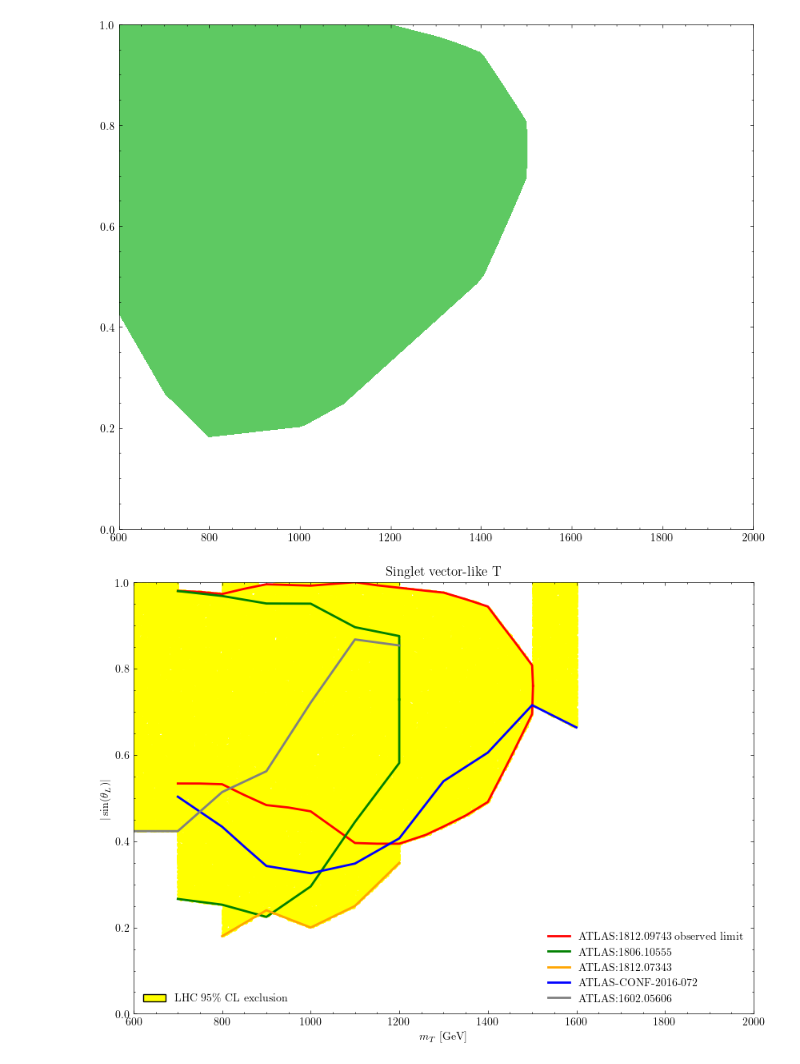
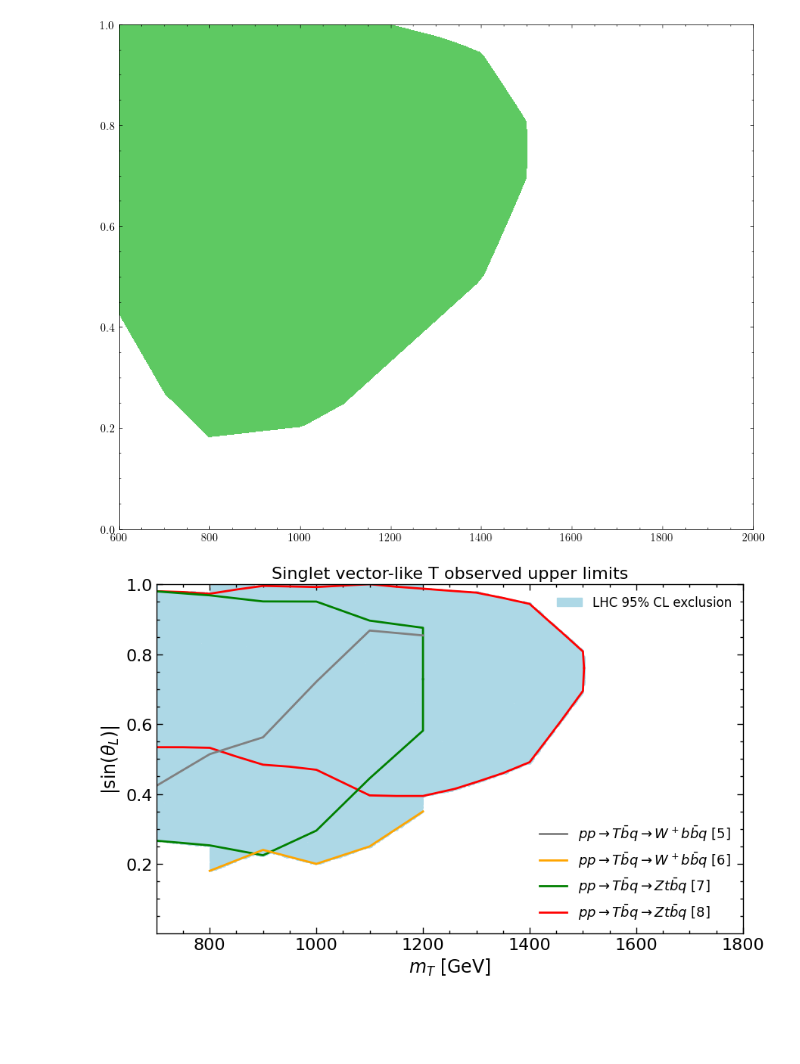
Before and after one commit to HEP-VLQ/VLQBounds, a Jupyter notebook: data/coupling_plot.ipynb, the cells around one changed output. Drawn from its saved outputs; the diff is of its cells as text; code cells hidden in the pictures; blank space fills up the shorter version.

```diff
--- a/data/coupling_plot.ipynb
+++ b/data/coupling_plot.ipynb
@@ -5,8 +5,9 @@ import numpy as np
 import pandas as pd
 import scienceplots
 import matplotlib.patches as mpatches
+import matplotlib.image as mpimg
 from scipy.interpolate import interp1d
-plt.style.use(['science'])
+plt.style.use(['science','notebook'])
 
 
 df = pd.read_table("coupling_results.txt",delimiter = ' ')
@@ -203,78 +204,85 @@ plt.ylim(0,1)
 # %%
 
 # Create a figure and axes
-fig, axes = plt.subplots(1, 1, figsize=(10, 7))
+fig, axes = plt.subplots(1, 1, figsize=(10, 6))
 #ax1 = axes[
 ax2 = axes
+
 
 # Read data from file
 df = pd.read_table("sin_l.dat", delimiter=' ')
 filter = df["res"] == 0
 
+path = '/home/mohamed/Desktop/fig_06b.pdf'
+
 # Plot KDE plot on ax1
 #sns.kdeplot(x=df.loc[filter, "mass"], y=df.loc[filter, "sin_left"], fill=False, levels=6000, bw_adjust=0.5, color='yellow', ax=ax1)
 #sns.kdeplot(x=df.loc[filter, "mass"], y=df.loc[filter, "sin_left"], fill=False, levels=2, bw_adjust=0.5, color='black', linewidths=0.5, ax=ax1)
-ax1.set_xlim(600, 1600)
-ax1.set_ylim(0, 1)
-ax1.set_xlabel(r'$m_T$ [GeV]')
-ax1.set_ylabel(r'$|\sin(\theta_L)|$')
+#ax1.set_xlim(600, 1600)
+#ax1.set_ylim(0, 1)
+#ax1.set_xlabel(r'$m_T$ [GeV]')
+#ax1.set_ylabel(r'$|\sin(\theta_L)|$')
 #excluded_patch = mpatches.Rectangle((0, 0), 1, 1, facecolor='yellow', edgecolor='black', label='LHC 95\% CL exclusion')
 #ax2.add_patch(excluded_patch)
 
 
 # Plot scatter plot on ax2
-ax2.scatter(df.loc[filter, "mass"], df.loc[filter, "sin_l"], color='yellow',s=5)
+ax2.scatter(df.loc[filter, "mass"], df.loc[filter, "sin_l"], color='lightblue',s=5)
+
 data2 = np.loadtxt("/home/mohamed/PycharmProjects/TOP/ATLAS_Tables/1812.09743_ATLAS_Fig6b_pp_Tbq_tZ.txt")
 m1 = data2[:,0]
 obs1 = data2[:,1]
 obs2 = data2[:,2]
-plt1, = ax2.plot(m1,obs1,color='red',lw=2,label = 'ATLAS:1812.09743 observed limit')
+plt1, = ax2.plot(m1,obs1,color='red',lw=2,label = r'$pp\rightarrow T\bar{b}q \rightarrow Zt\bar{b}q$ [8]')
 ax2.plot(m1,obs2,color='red',lw=2)
 
 data3 = np.loadtxt("/home/mohamed/PycharmProjects/TOP/ATLAS_Tables/1806.10555_ATLAS_Fig16-b_pp_Tbq_Zt_Singlet.txt")
 m1 = data3[:,0]
 obs1 = data3[:,1]
 obs2 = data3[:,2]
-plt2, = ax2.plot(m1,obs1,color='green',lw=2,label = 'ATLAS:1806.10555')
+plt2, = ax2.plot(m1,obs1,color='green',lw=2,label = r'$pp\rightarrow T\bar{b}q \rightarrow Zt\bar{b}q$ [7]')
 ax2.plot(m1,obs2,color='green',lw=2)
 
 data4 = np.loadtxt("/home/mohamed/PycharmProjects/TOP/ATLAS_Tables/1812.07343_ATLAS_fig8a_pp_Tbq_wb_Singlet_s_L.txt")
 m1 = data4[:,0]
 obs1 = data4[:,1]
-plt3, = ax2.plot(m1,obs1,color='orange',lw=2,label = 'ATLAS:1812.07343') # 13 TeV
+plt3, = ax2.plot(m1,obs1,color='orange',lw=2,label = r'$pp\rightarrow T\bar{b}q \rightarrow W^+b\bar{b}q$ [6]') # 13 TeV
 
+'''
 data5 = np.loadtxt("/home/mohamed/PycharmProjects/TOP/ATLAS_Tables/ATLAS-CONF-2016-072_ATLAS_Fig10a_pp_Tqb_Wb_singlet_sinL.txt")
 m1 = data5[:,0]
 obs1 = data5[:,1]
 plt4, = ax2.plot(m1,obs1,color='blue',lw=2,label = 'ATLAS-CONF-2016-072')
-
+'''
 
 data5 = np.loadtxt("/home/mohamed/PycharmProjects/TOP/ATLAS_Tables/1602.05606_ATLAS_Fig7-b_pp_Tbj_Wb_s_L.txt")
 m1 = data5[:,0]
 obs1 = data5[:,1]
-plt5, = ax2.plot(m1,obs1,color='gray',lw=2, label = 'ATLAS:1602.05606') # 8 TeV
-ax2.set_xlim(600, 2000)
+plt5, = ax2.plot(m1,obs1,color='gray',lw=2, label = r'$pp\rightarrow T\bar{b}q \rightarrow W^+b\bar{b}q$ [5]') # 8 TeV
+
+
+ax2.set_xlim(700, 1800)
 ax2.set_ylim(0, 1)
-ax2.set_xlabel(r'$m_T$ [GeV]')
-ax2.set_ylabel(r'$|\sin(\theta_L)|$')
+ax2.set_yticks([0.2,0.4,0.6,0.8,1])
+ax2.set_xlabel(r'$m_T$ [GeV]',fontsize = 17)
+ax2.set_ylabel(r'$|\sin(\theta_L)|$', fontsize = 17)
 
-excluded_patch1 = mpatches.Rectangle((0, 0), 1, 1, facecolor='yellow', edgecolor='black', label='LHC 95\% CL exclusion')
+excluded_patch1 = mpatches.Rectangle((0, 0), 1, 1, facecolor='lightblue', edgecolor='lightblue', label= 'LHC 95% CL exclusion')
 
 #excluded_patch2 = mpatches.Rectangle((0, 0), 1, 1, facecolor='lightgray', edgecolor='black', label=r'$\Gamma_T/m_T > 50\%$')
 
 
-
-first_legend = ax2.legend(handles=[plt1,plt2,plt3,plt4,plt5], loc='lower right')
+first_legend = ax2.legend(handles=[plt5,plt3,plt2,plt1], loc='lower right',fontsize = 13)
 
 ax3 = plt.gca().add_artist(first_legend)
 
 exclu = [excluded_patch1]
 
-ax2.legend(handles = exclu, loc='lower left')#, bbox_to_anchor=(1, 1.02))
+ax2.legend(handles = exclu, loc='upper right',fontsize = 12)#, bbox_to_anchor=(1, 1.02))
 
 
-ax2.set_title("Singlet vector-like T")#fig.suptitle("Singlet vector-like T", fontsize=20, fontweight='bold')
+ax2.set_title("Singlet vector-like T observed upper limits")#fig.suptitle("Singlet vector-like T", fontsize=20, fontweight='bold')
 plt.savefig('/home/mohamed/Desktop/Figures_finals/sin(left).png')
 # %% [output]
-[figure, old version]
+[figure, new version]
 # %%
```
Also changed, not shown: parts of 2 cells of this notebook, 40 other files.
